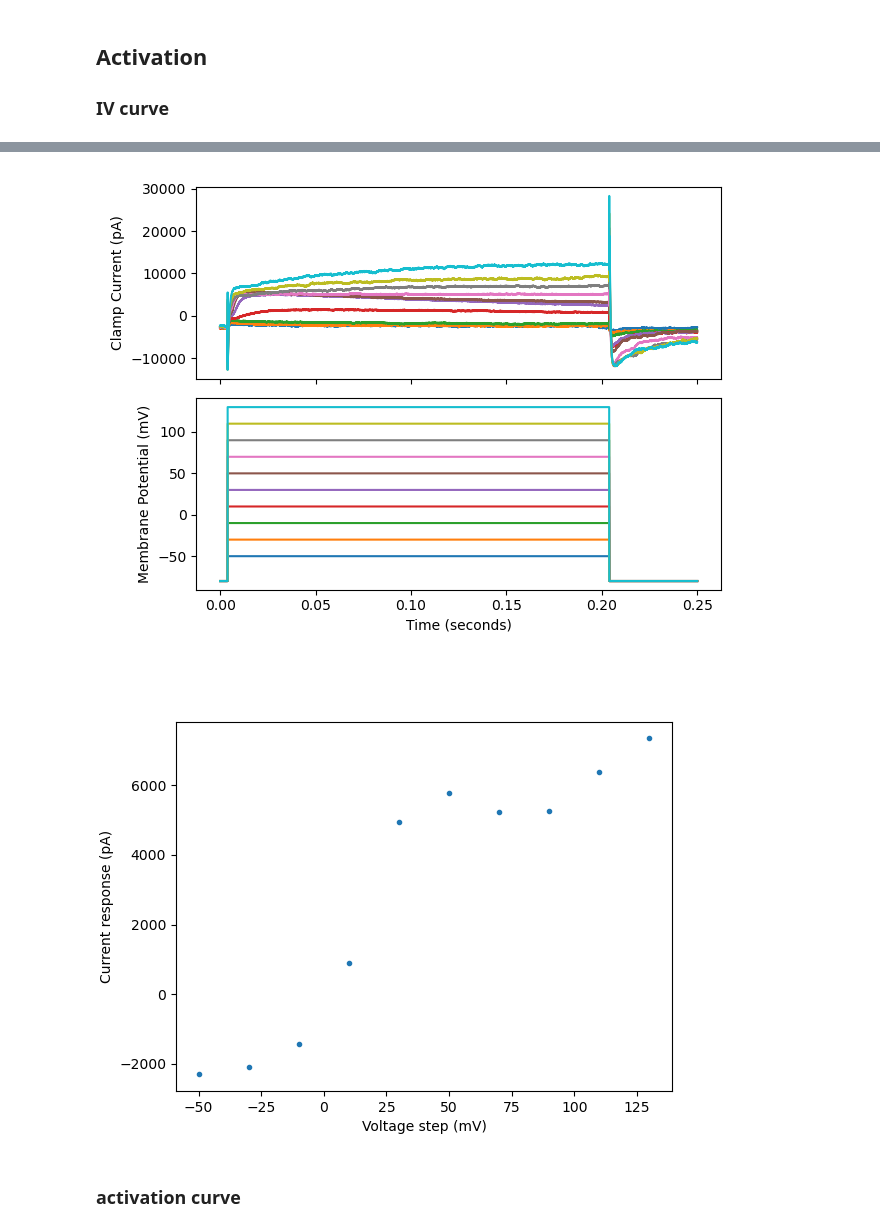
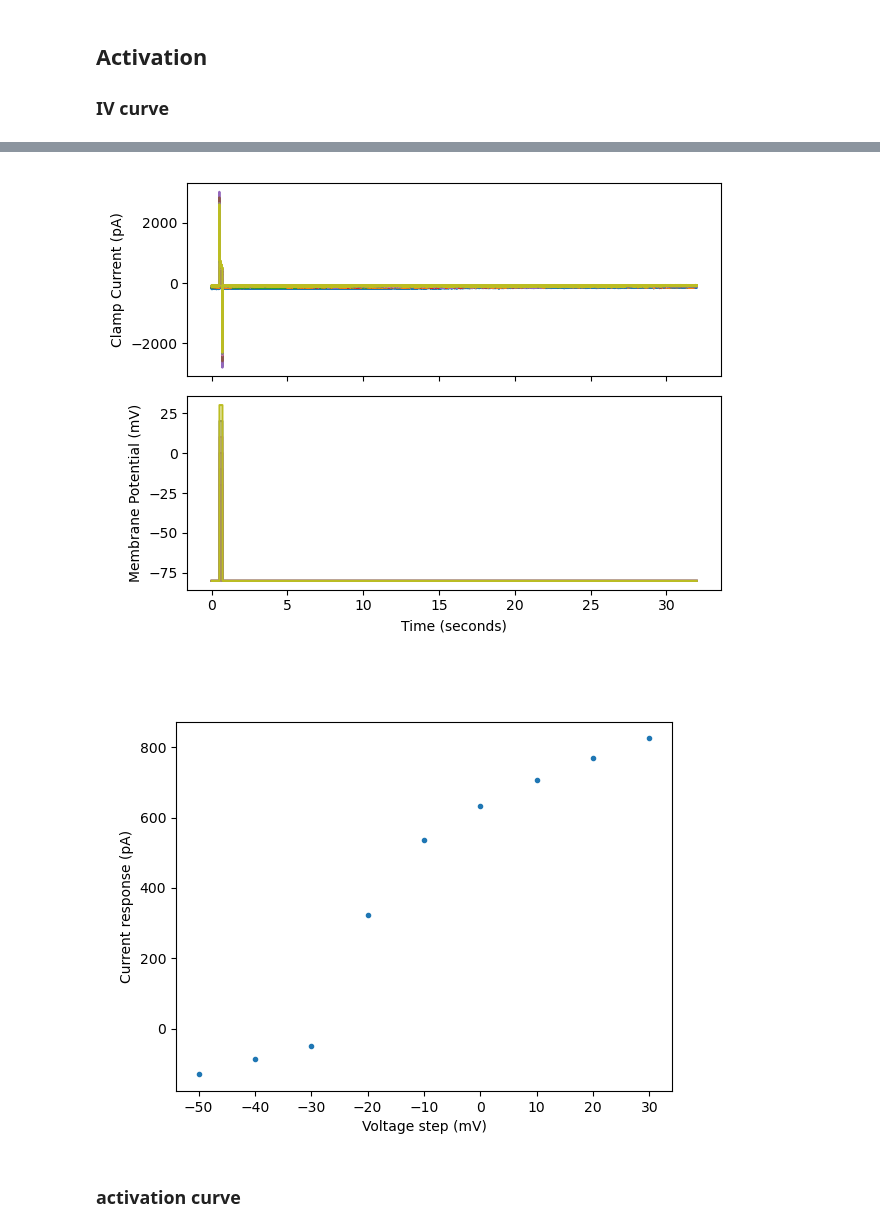
Before and after one commit to afmontarras/CSHL, a Jupyter notebook: Kv.ipynb, the cells around one changed output, grey strips where cells are left out. Drawn from its saved outputs; the diff is of its cells as text; code cells hidden in the pictures.

```diff
--- a/Kv.ipynb
+++ b/Kv.ipynb
@@ -29,6 +28,6 @@ files
 ## Activation
 ### IV curve
 # %%
-iv_files = glob(folders[0]+"/*")
+iv_files = glob(folders[0]+"/*/*")
 iv_files
 # %% [output]
@@ -42,18 +40,18 @@ iv_files
 # %%
 plt.close('all')
-f = iv_files[0]
+f = iv_files[1]
 plot_swps(f)
 # %% [output]
-[figure, old version]
+[figure, new version]
 # %%
 swps, swp_time, sr = get_sweeps(f)
 ## The mean on your voltage step:
-v_start = 0.011
-v_end = 0.2
+v_start = 0.512
+v_end = 0.7
 voltage_step = np.mean(swp_window(swps,v_start,v_end,sr,channel=1),axis=1)
 ## the pic response in your current:
-i_start = 0.006
-i_end = 0.02
+i_start = 0.512
+i_end = 0.55
 current_window = swp_window(swps,i_start,i_end,sr,channel=0)
 current_response = np.array([swp[np.argmax(np.abs(swp))] for swp in current_window])
 ## Create a figure plot with this line:
@@ -64,7 +62,7 @@ ax.set_xlabel('Voltage step (mV)')
 ax.set_ylabel('Current response (pA)')
 plt.show()
 # %% [output]
-[figure, old version]
+[figure, new version]
 # %% [markdown]
 ### activation curve
 # %% [markdown]
```
Also changed, not shown: parts of 7 cells of this notebook, 1 other file.
